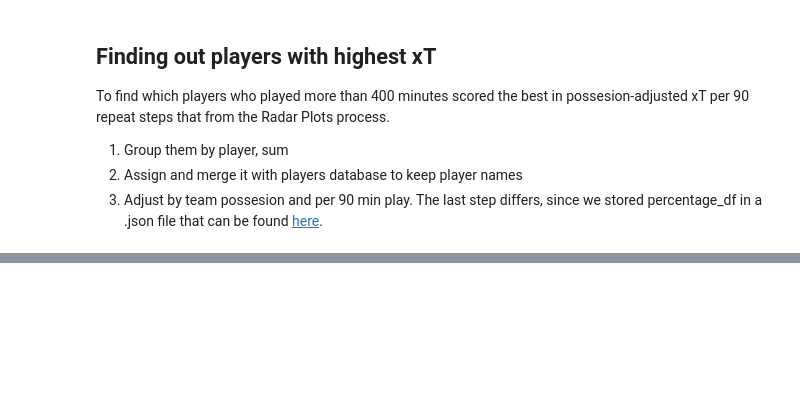
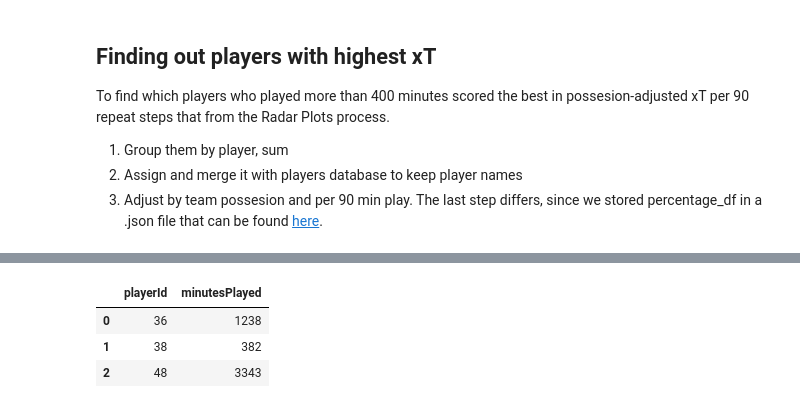
Before and after one commit to khoffLSU/footy_analytics, a Jupyter notebook: Valuing Actions Chapter.ipynb, the cells around one changed output, grey strips where cells are left out. Cells and saved outputs as stored; diff of their text form; code cells hidden in the pictures; blank space fills up the shorter version.

```diff
--- a/Valuing Actions Chapter.ipynb
+++ b/Valuing Actions Chapter.ipynb
@@ -546,0 +557,16 @@ KeyError: 'name'
+# %%
+# pull in minutes played per player
+path = os.path.join(str(pathlib.Path().resolve().parents[0]),'footy_analytics', 'minutes_played_per_game_England.json')
+with open(path) as f:
+    minutes_per_game = json.load(f)
+#filtering over 400 per game
+minutes = (pd.DataFrame(minutes_per_game)
+                    .groupby(["playerId"]).minutesPlayed.sum()
+                    .reset_index()
+                   )
+minutes.head(3)
+# %% [output]
+|  | playerId | minutesPlayed |
+| 0 | 36 | 1238 |
+| 1 | 38 | 382 |
+| 2 | 48 | 3343 |
```
Also changed, not shown: parts of 14 cells of this notebook.
